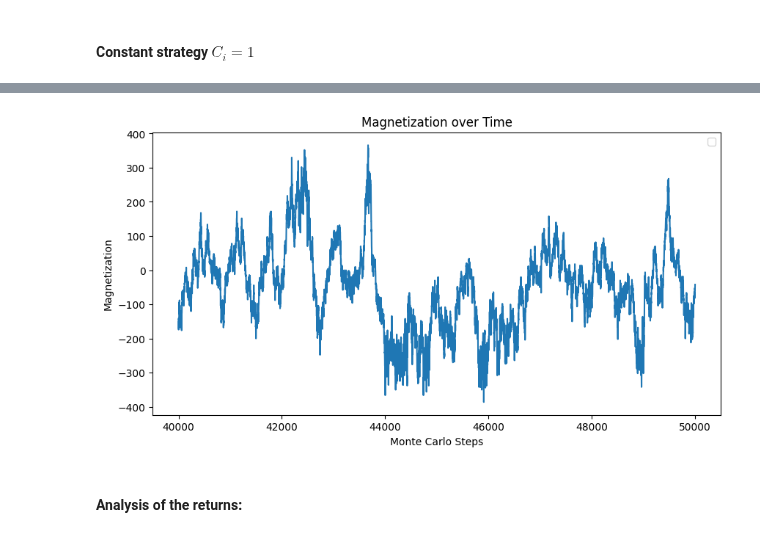
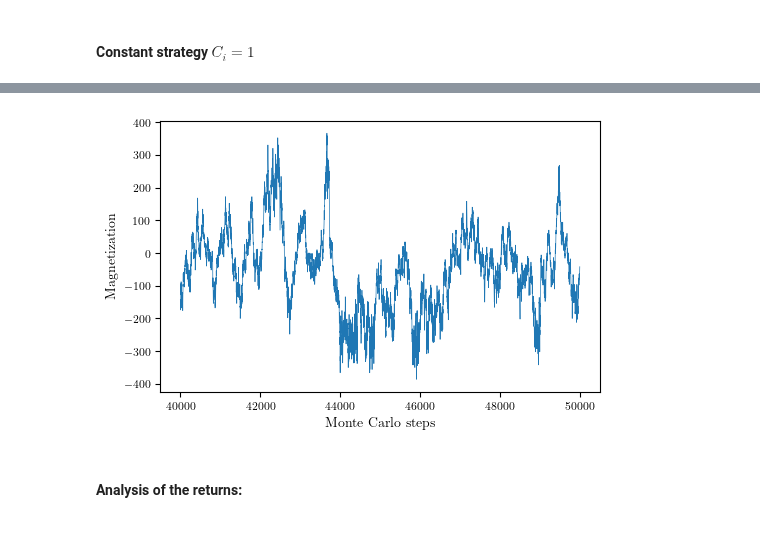
Before and after one commit to eghirardo/ising-markets, a Jupyter notebook: Code/Bornholdt.ipynb, the cells around one changed output, grey strips where cells are left out. Drawn from its saved outputs; the diff is of its cells as text; code cells hidden in the pictures.

Commit message:
added some plots and vectorized others

```diff
--- a/Code/Bornholdt.ipynb
+++ b/Code/Bornholdt.ipynb
@@ -11,3 +9,10 @@ from ising_utils import *
+# %%
+from ising_utils import *
+from plotting_utils import *
+load_plot_style()
+
+import os
+image_path = os.path.join(os.path.dirname(os.path.abspath('')), 'Report', 'figures')
 # %%
 # parameters
 parameters = {'J': 1.0, 'alpha': 4.0}
@@ -109,17 +122,14 @@ The maximum number of C_i = 1 for the three cases are:
-# %%
-model = pickle.load(open('bornholdt_model_100000_J1.0_alpha4.0_T1.5_C1024.pkl', "rb"))
 # %%
 magnetization_series = [np.sum(spins) for spins in model.spin_series]
 # %%
-plt.figure(figsize=(10, 5))
-plt.plot(range(40000,50000),magnetization_series[40000:50000])
-plt.xlabel("Monte Carlo Steps")
-plt.ylabel("Magnetization")
-plt.title("Magnetization over Time")
-plt.legend()
+fig, ax = plt.subplots(1, 1, figsize=set_size(fraction=0.9))
+ax.plot(range(40000,50000), magnetization_series[40000:50000], linewidth=0.5)
+plt.xlabel('Monte Carlo steps')
+plt.ylabel('Magnetization')
+plt.savefig(os.path.join(image_path, 'magnetization.pdf'), bbox_inches='tight')
 plt.show()
 # %% [output]
-[figure, old version]
+[figure, new version]
 # %% [markdown]
 #### Analysis of the returns:
 # %% [markdown]
```
Also changed, not shown: parts of 17 cells of this notebook, 27 other files.
